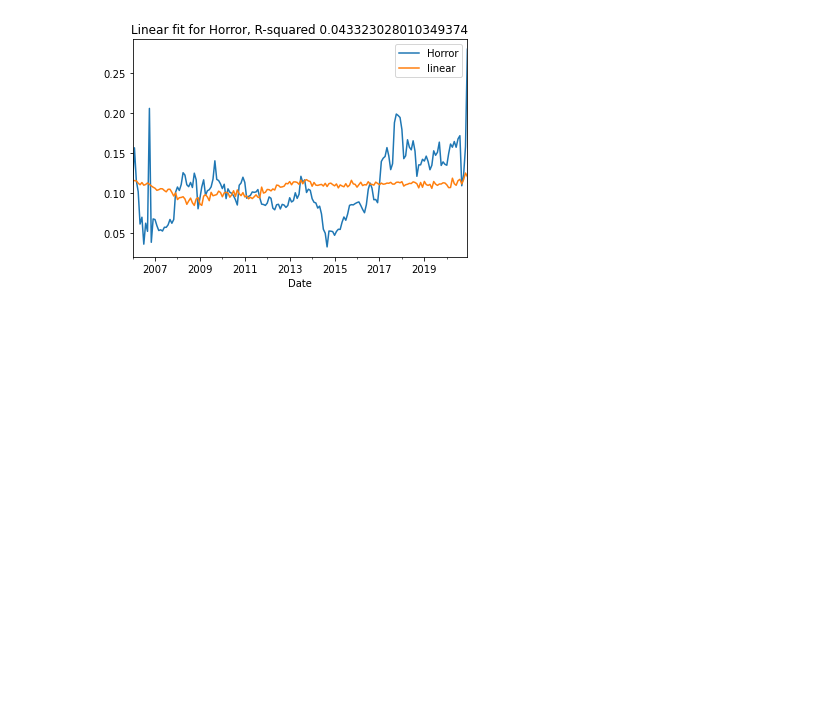
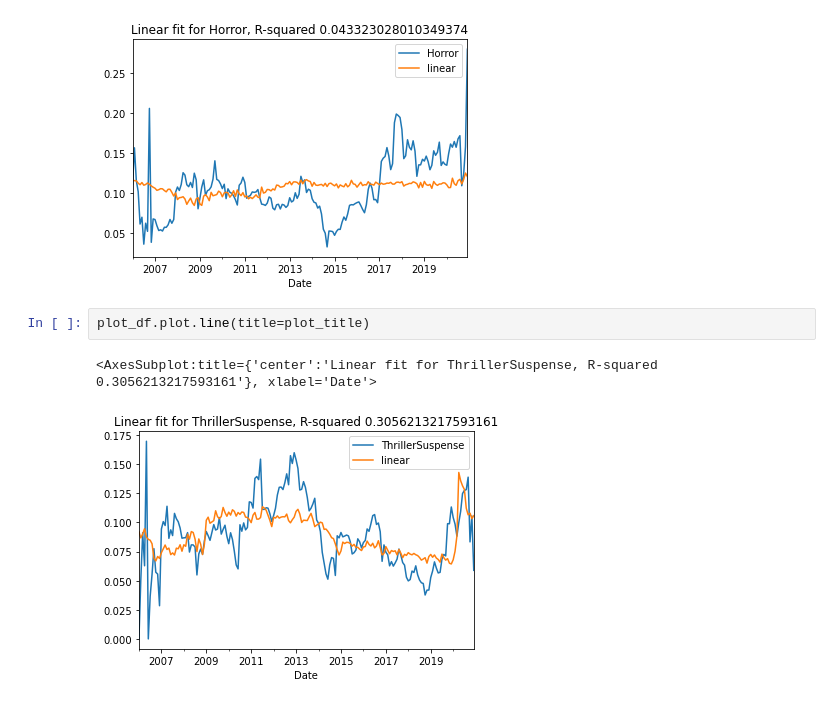
Before and after one commit to emilymcdaniel/Final_Project, a Jupyter notebook: Machine Learning Model Final.ipynb, the cells around one changed output. Drawn from its saved outputs; the diff is of its cells as text; blank space fills up the shorter version.

```diff
--- a/Machine Learning Model Final.ipynb
+++ b/Machine Learning Model Final.ipynb
@@ -292,6 +292,11 @@ with PdfPages('LinearRegression.pdf') as pdf:
 [figure]
 [figure]
 [figure]
+# %%
+plot_df.plot.line(title=plot_title)
+# %% [output]
+<AxesSubplot:title={'center':'Linear fit for ThrillerSuspense, R-squared 0.3056213217593161'}, xlabel='Date'>
+[figure, added]
 # %%
 # try a decision tree
 with PdfPages('DecisionTree.pdf') as pdf:
```
Also changed, not shown: parts of 2 cells of this notebook.
